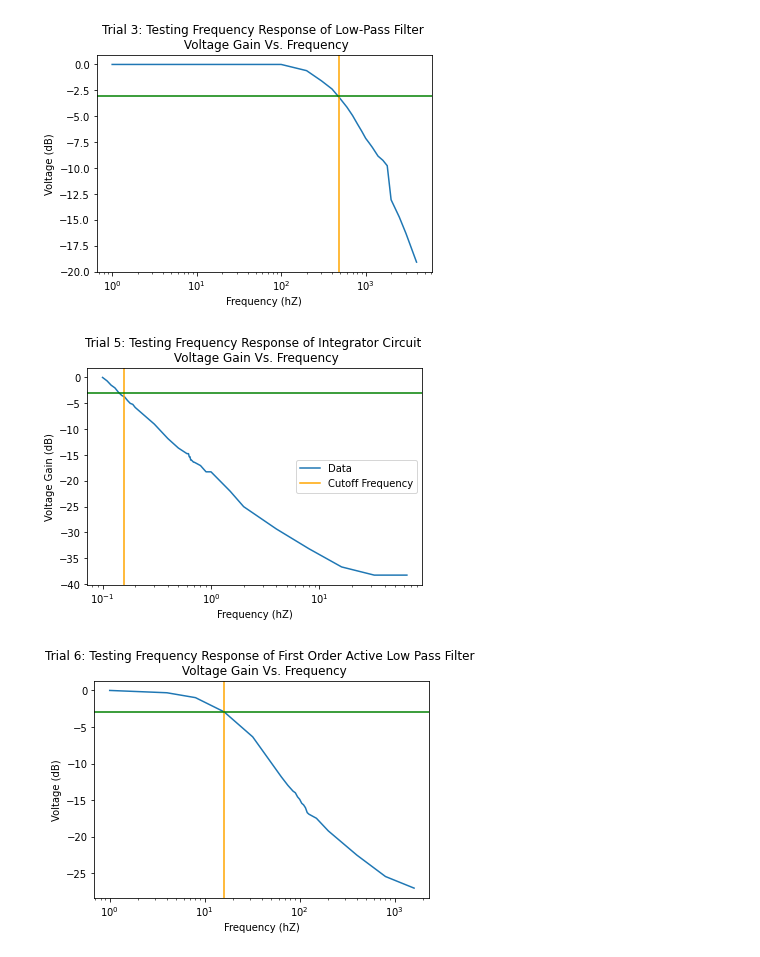
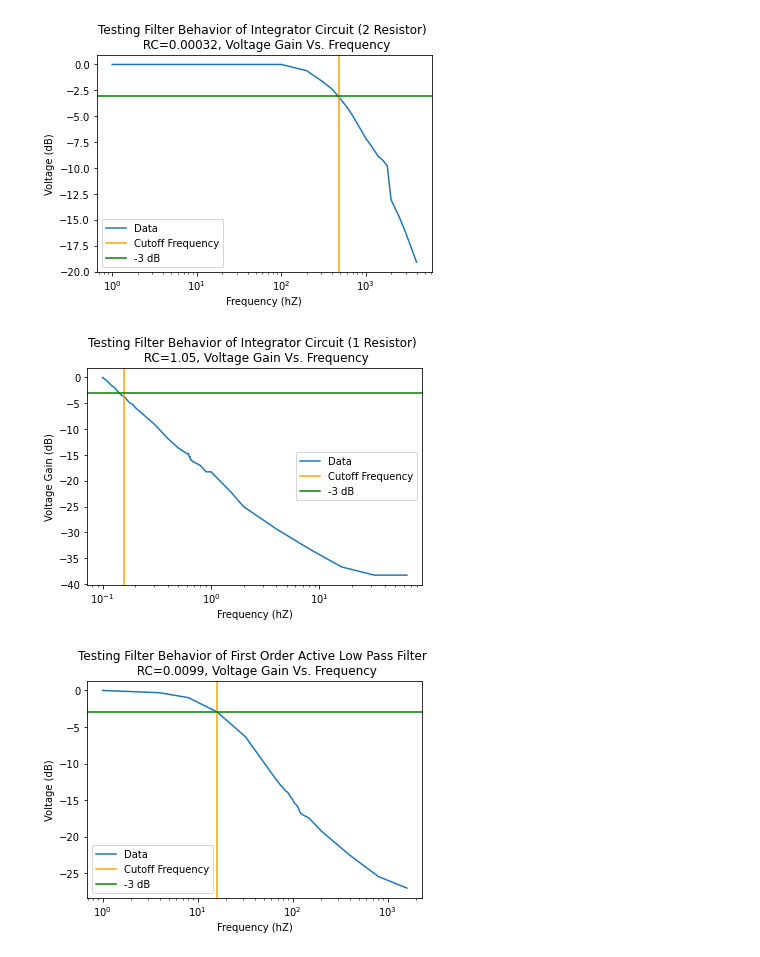
Before and after one commit to matthew-ding/physics5bl, a Jupyter notebook: Capstone/FilterData.ipynb, the cells around one changed output. Drawn from its saved outputs; the diff is of its cells as text; code cells hidden in the pictures.

```diff
--- a/Capstone/FilterData.ipynb
+++ b/Capstone/FilterData.ipynb
@@ -56,32 +56,34 @@ plt.show()
 # %%
-plt.title('Trial 3: Testing Frequency Response of Low-Pass Filter \n Voltage Gain Vs. Frequency')
+plt.title('Testing Filter Behavior of Integrator Circuit (2 Resistor) \n RC=0.00032, Voltage Gain Vs. Frequency')
 plt.xlabel('Frequency (hZ)')
 plt.ylabel('Voltage (dB)')
-plt.semilogx(f3, Vout_to_gain(Vpp3, Vpp3[0]))
+plt.semilogx(f3, Vout_to_gain(Vpp3, Vpp3[0]), label='Data')
 plt.axvline(x = 482, color = 'orange', label = 'Cutoff Frequency')
 plt.axhline(y = -3, color = 'green', label = '-3 dB')
+plt.legend()
 plt.show()
 # %% [output]
-[figure, old version]
+[figure, new version]
 # %%
-plt.title('Trial 5: Testing Frequency Response of Integrator Circuit \n Voltage Gain Vs. Frequency')
+plt.title('Testing Filter Behavior of Integrator Circuit (1 Resistor) \n RC=1.05, Voltage Gain Vs. Frequency')
 plt.xlabel('Frequency (hZ)')
 plt.ylabel('Voltage Gain (dB)')
 plt.semilogx(f5, Vout_to_gain(Vpp5, Vpp5[0]), label='Data')
 plt.axvline(x = .159, color = 'orange', label = 'Cutoff Frequency')
+plt.axhline(y = -3, color = 'green', label = '-3 dB')
 plt.legend()
-plt.axhline(y = -3, color = 'green', label = '-3 dB')
 plt.show()
 # %% [output]
-[figure, old version]
+[figure, new version]
 # %%
-plt.title('Trial 6: Testing Frequency Response of First Order Active Low Pass Filter \n Voltage Gain Vs. Frequency')
+plt.title('Testing Filter Behavior of First Order Active Low Pass Filter \n RC=0.0099, Voltage Gain Vs. Frequency')
 plt.xlabel('Frequency (hZ)')
 plt.ylabel('Voltage (dB)')
-plt.semilogx(f6, Vout_to_gain(Vpp6, Vpp6[0]), label='data')
+plt.semilogx(f6, Vout_to_gain(Vpp6, Vpp6[0]), label='Data')
 plt.axvline(x = 16.125, color = 'orange', label = 'Cutoff Frequency')
 plt.axhline(y = -3, color = 'green', label = '-3 dB')
+plt.legend()
 plt.show()
 # %% [output]
-[figure, old version]
+[figure, new version]
 # %%
```
Also changed, not shown: parts of 2 cells of this notebook, 1 other file.
